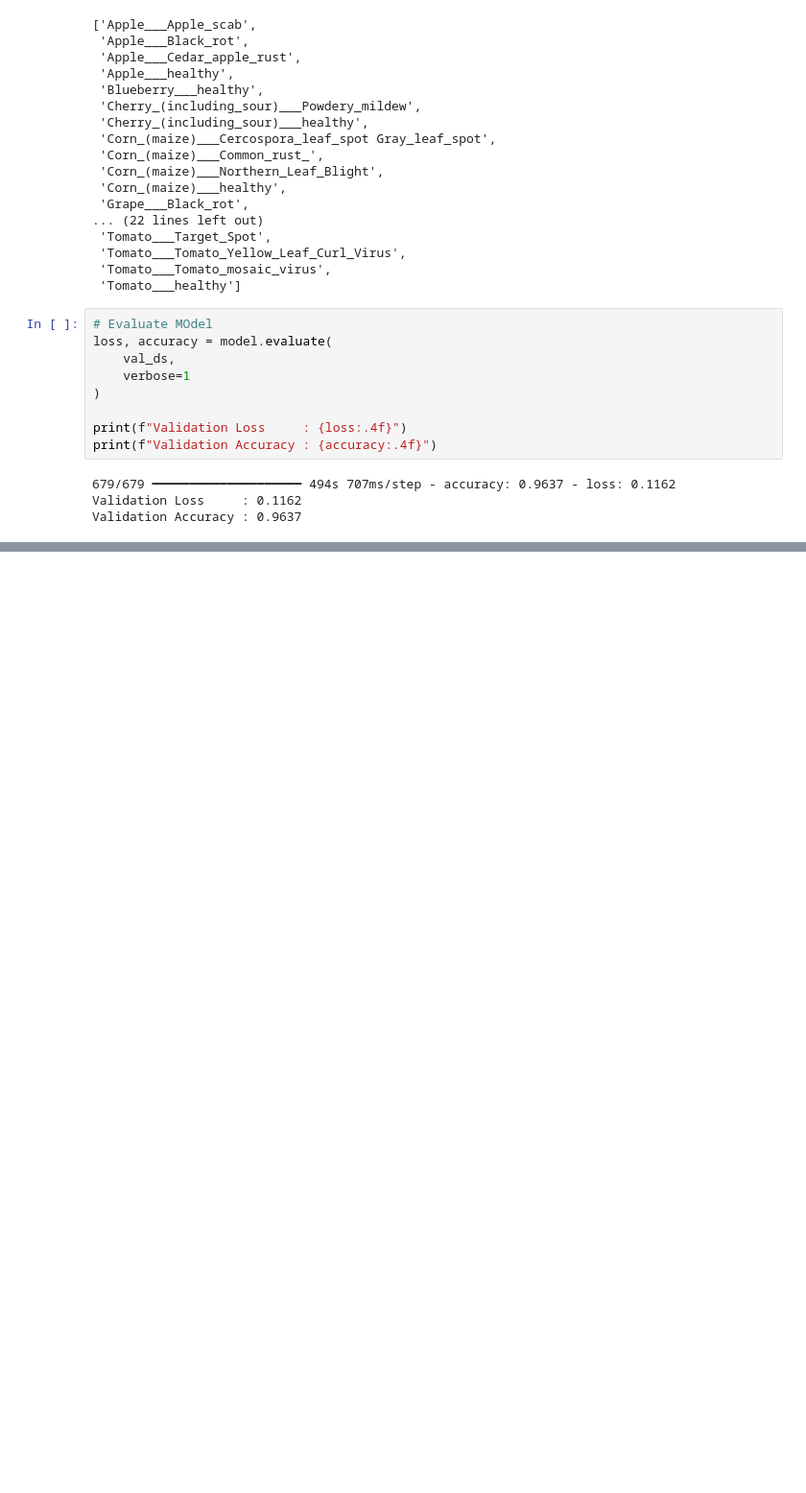
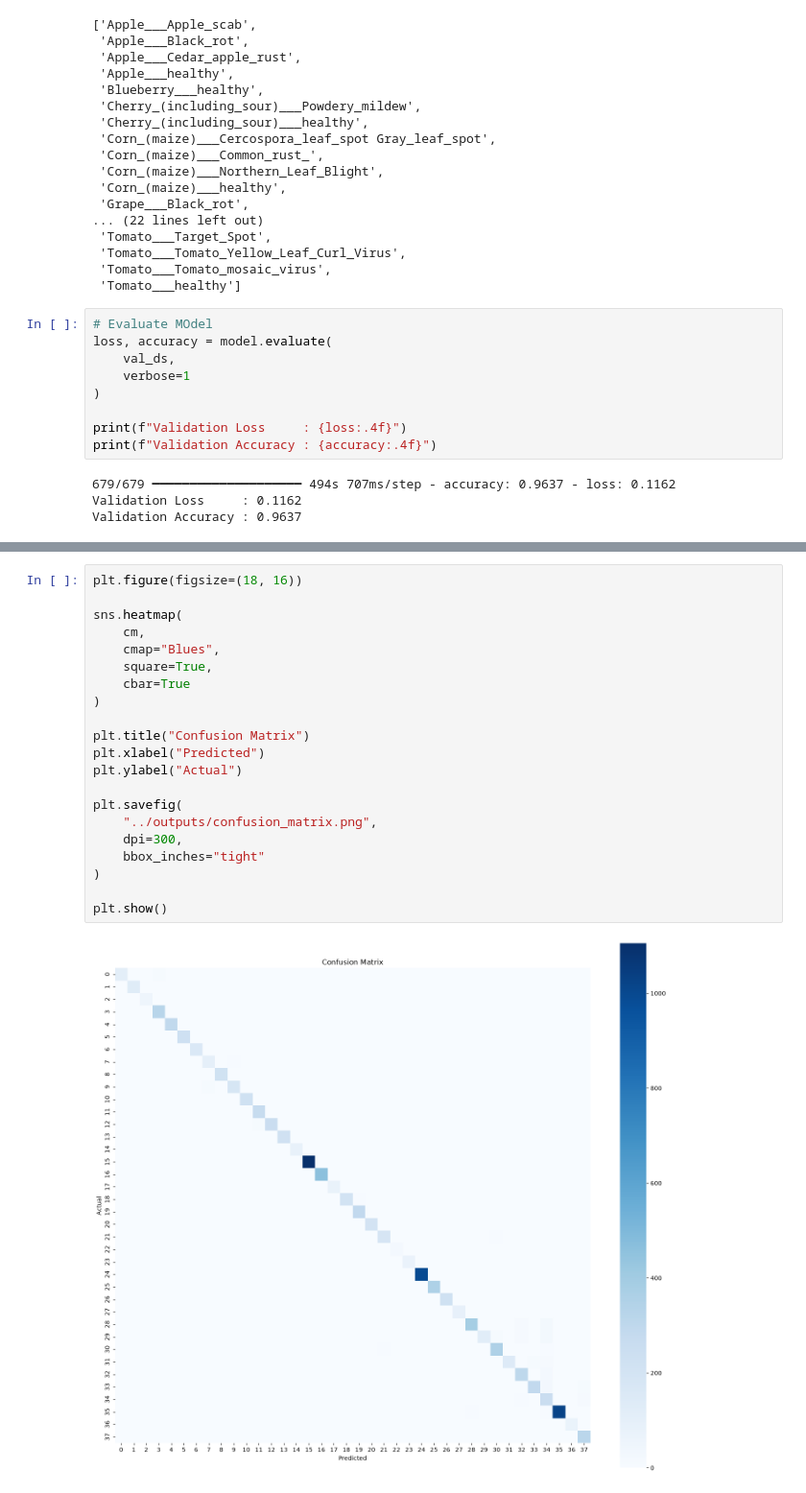
Before and after one commit to Sayeedahmed-09/Crop-Disease-Detection, a Jupyter notebook: notebooks/04_model_evaluation.ipynb, the cells around one changed output, grey strips where cells are left out. Shown at 96% size. Saved outputs shown, nothing was run; the diff lists cells and outputs as text; blank space fills up the shorter version.

```diff
--- a/notebooks/04_model_evaluation.ipynb
+++ b/notebooks/04_model_evaluation.ipynb
@@ -100,0 +202,23 @@ Validation Accuracy : 0.9637
+# %%
+plt.figure(figsize=(18, 16))
+
+sns.heatmap(
+    cm,
+    cmap="Blues",
+    square=True,
+    cbar=True
+)
+
+plt.title("Confusion Matrix")
+plt.xlabel("Predicted")
+plt.ylabel("Actual")
+
+plt.savefig(
+    "../outputs/confusion_matrix.png",
+    dpi=300,
+    bbox_inches="tight"
+)
+
+plt.show()
+# %% [output]
+[figure, added]
```
Also changed, not shown: parts of 9 cells of this notebook.
